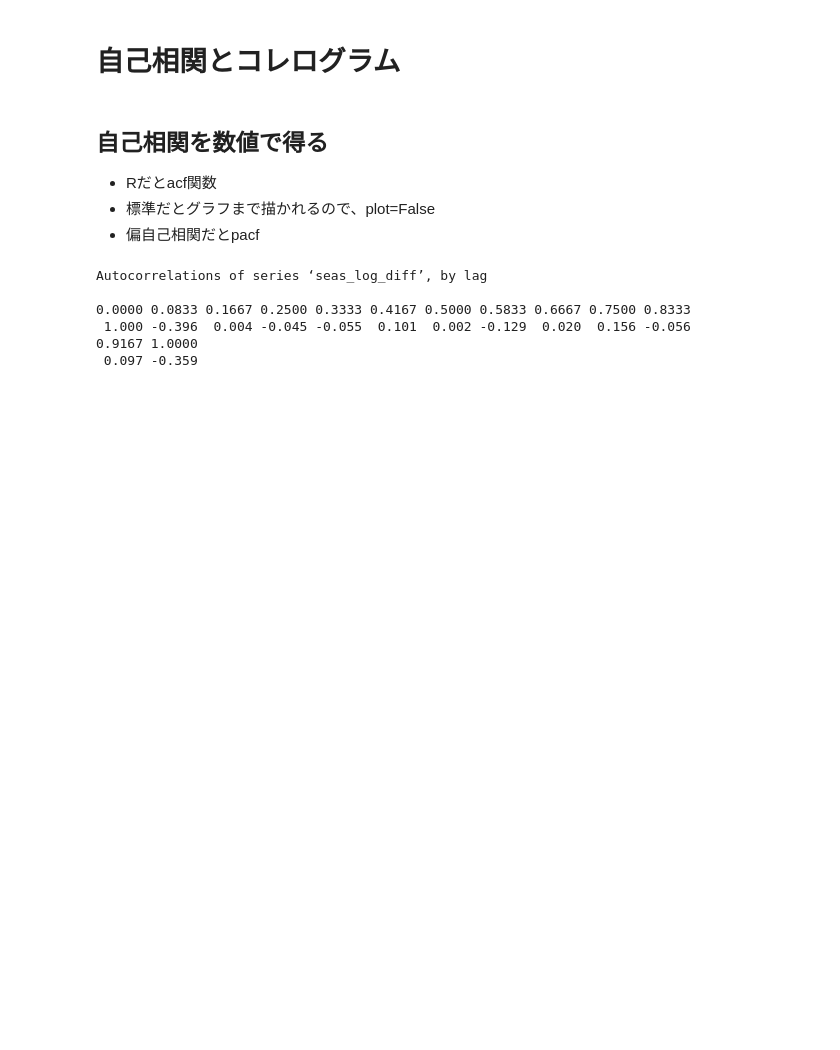
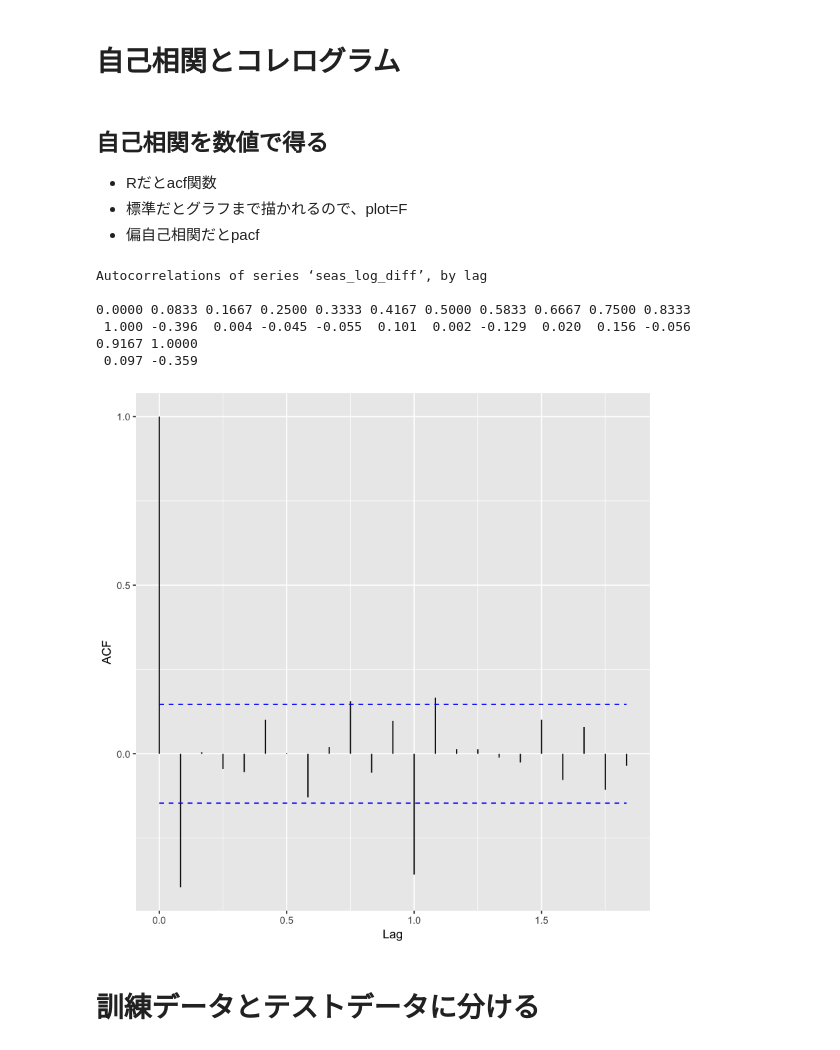
Before and after one commit to Yoshiyoshida/Time_Series_Data_Analysis, a Jupyter notebook: Traffic_Accident/vR_Ingrand_Traffic_Accident(季節成分、外生成分).ipynb, the cells around one changed output. Saved outputs shown, nothing was run; the diff lists cells and outputs as text; code cells hidden in the pictures; blank space fills up the shorter version.

```diff
--- a/Traffic_Accident/vR_Ingrand_Traffic_Accident(季節成分、外生成分).ipynb
+++ b/Traffic_Accident/vR_Ingrand_Traffic_Accident(季節成分、外生成分).ipynb
@@ -207,7 +207,7 @@ ggtsdisplay(seas_log_diff)
 # %% [markdown]
 ## 自己相関を数値で得る
 - Rだとacf関数
-- 標準だとグラフまで描かれるので、plot=False
+- 標準だとグラフまで描かれるので、plot=F
 - 偏自己相関だとpacf
 # %%
 acf(seas_log_diff, plot=F, lag.max=12)
@@ -220,4 +220,9 @@ Autocorrelations of series ‘seas_log_diff’, by lag
  0.097 -0.359
 # %%
 autoplot(
-    acf(se))
+    acf(seas_log_diff, plot=F)
+)
+# %% [output]
+[figure, added]
+# %% [markdown]
+# 訓練データとテストデータに分ける
```
Also changed, not shown: parts of 3 cells of this notebook, 1 other file.
